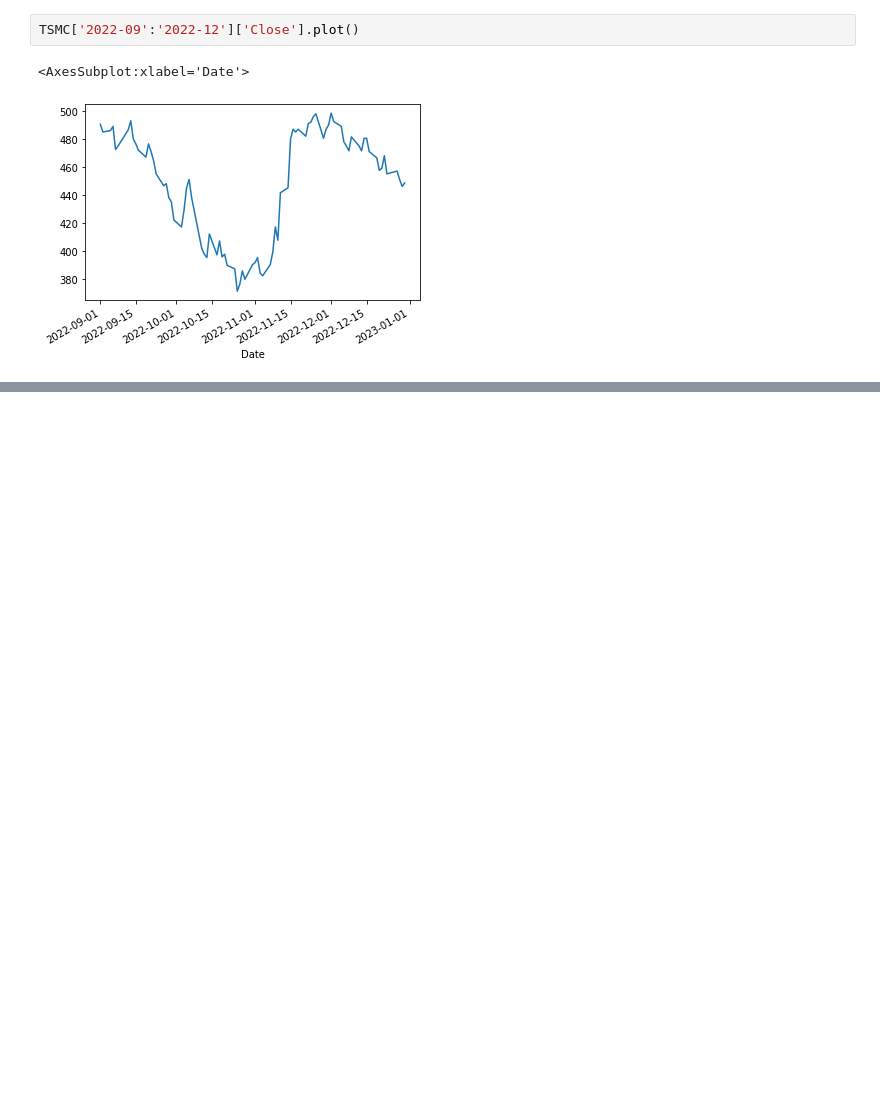
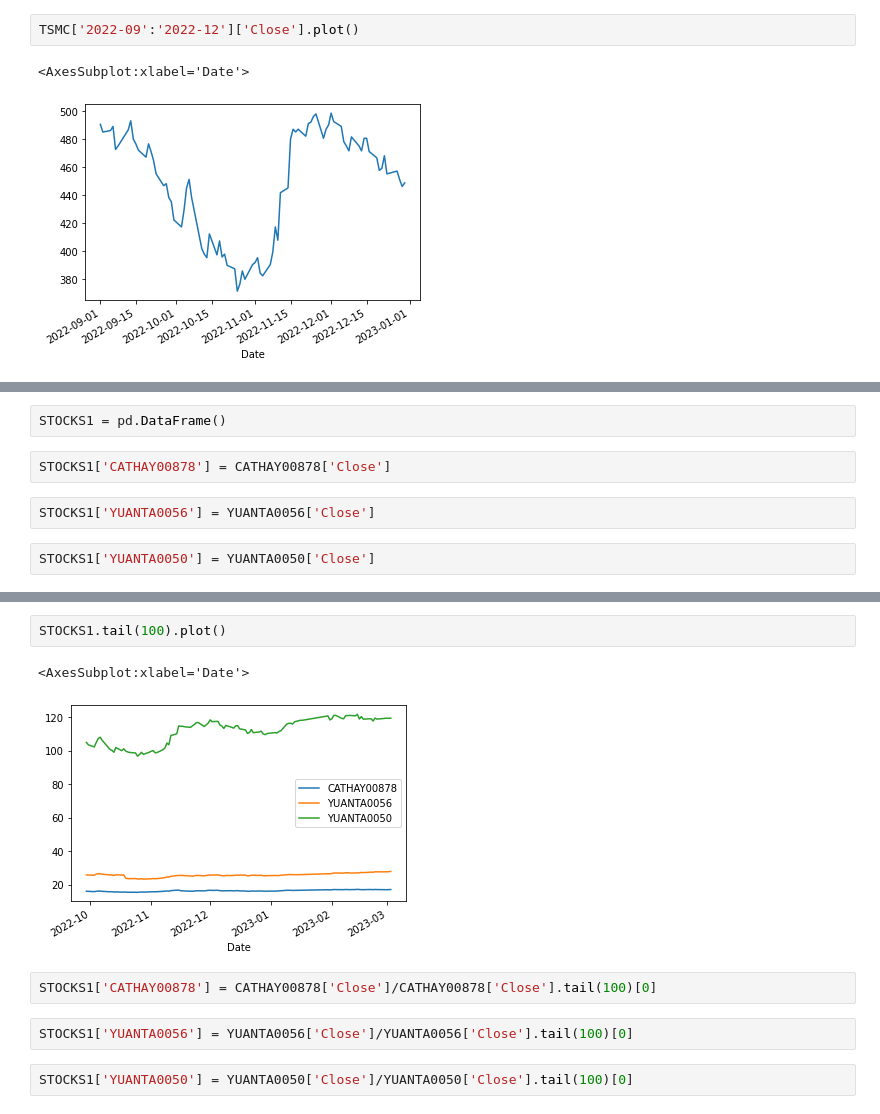
Before and after one commit to JYRUS19/20230205-Python, a Jupyter notebook: 20230305.ipynb, the cells around one changed output, grey strips where cells are left out. Saved outputs shown, nothing was run; the diff lists cells and outputs as text; blank space fills up the shorter version.

```diff
--- a/20230305.ipynb
+++ b/20230305.ipynb
@@ -418,0 +612,8 @@ TSMC['2022-09':'2022-12']['Close'].plot()
+# %%
+STOCKS1 = pd.DataFrame()
+# %%
+STOCKS1['CATHAY00878'] = CATHAY00878['Close']
+# %%
+STOCKS1['YUANTA0056'] = YUANTA0056['Close']
+# %%
+STOCKS1['YUANTA0050'] = YUANTA0050['Close']
@@ -418,0 +637,11 @@ TSMC['2022-09':'2022-12']['Close'].plot()
+# %%
+STOCKS1.tail(100).plot()
+# %% [output]
+<AxesSubplot:xlabel='Date'>
+[figure, added]
+# %%
+STOCKS1['CATHAY00878'] = CATHAY00878['Close']/CATHAY00878['Close'].tail(100)[0]
+# %%
+STOCKS1['YUANTA0056'] = YUANTA0056['Close']/YUANTA0056['Close'].tail(100)[0]
+# %%
+STOCKS1['YUANTA0050'] = YUANTA0050['Close']/YUANTA0050['Close'].tail(100)[0]
```
Also changed, not shown: parts of 38 cells of this notebook.
